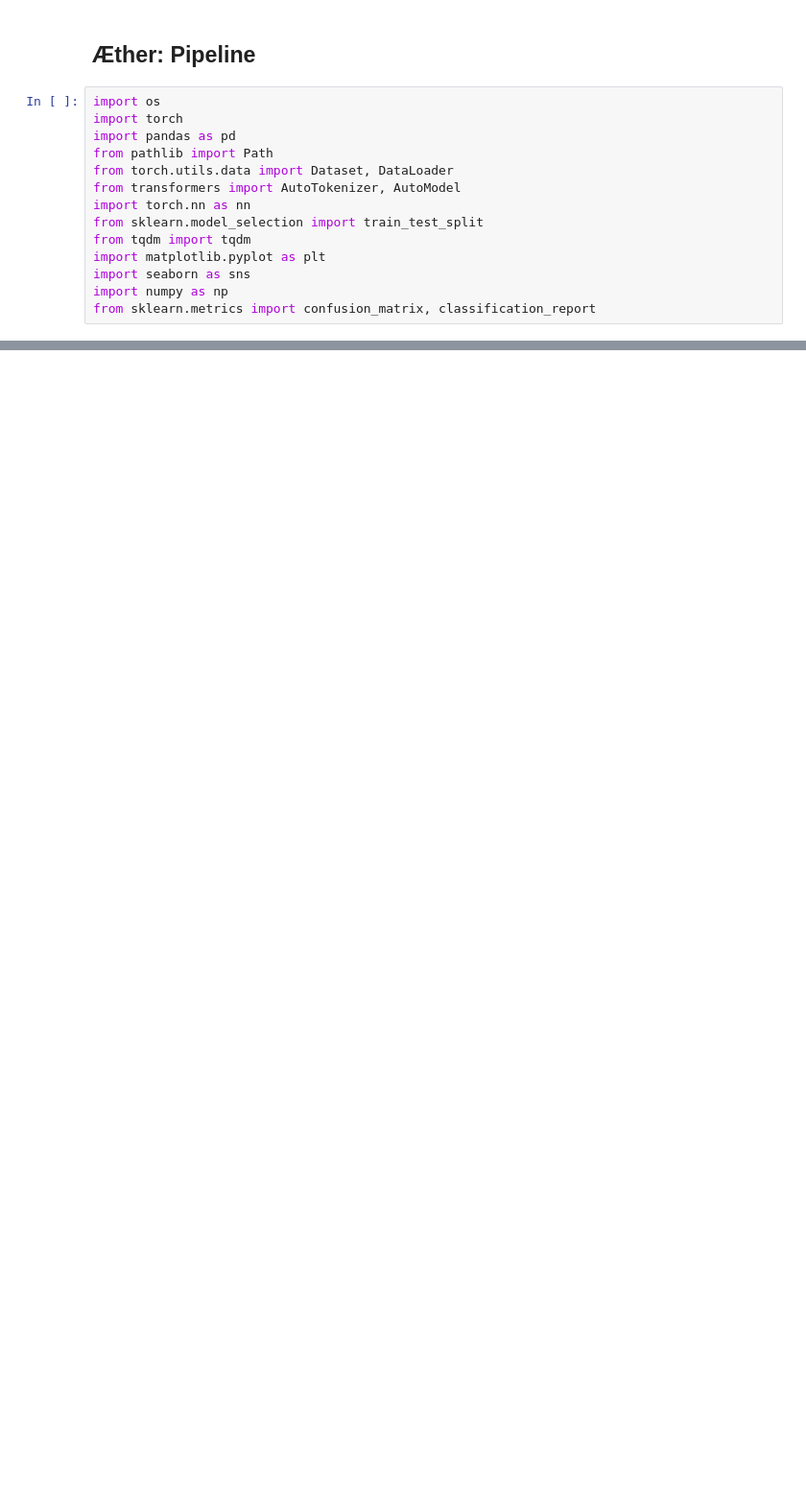
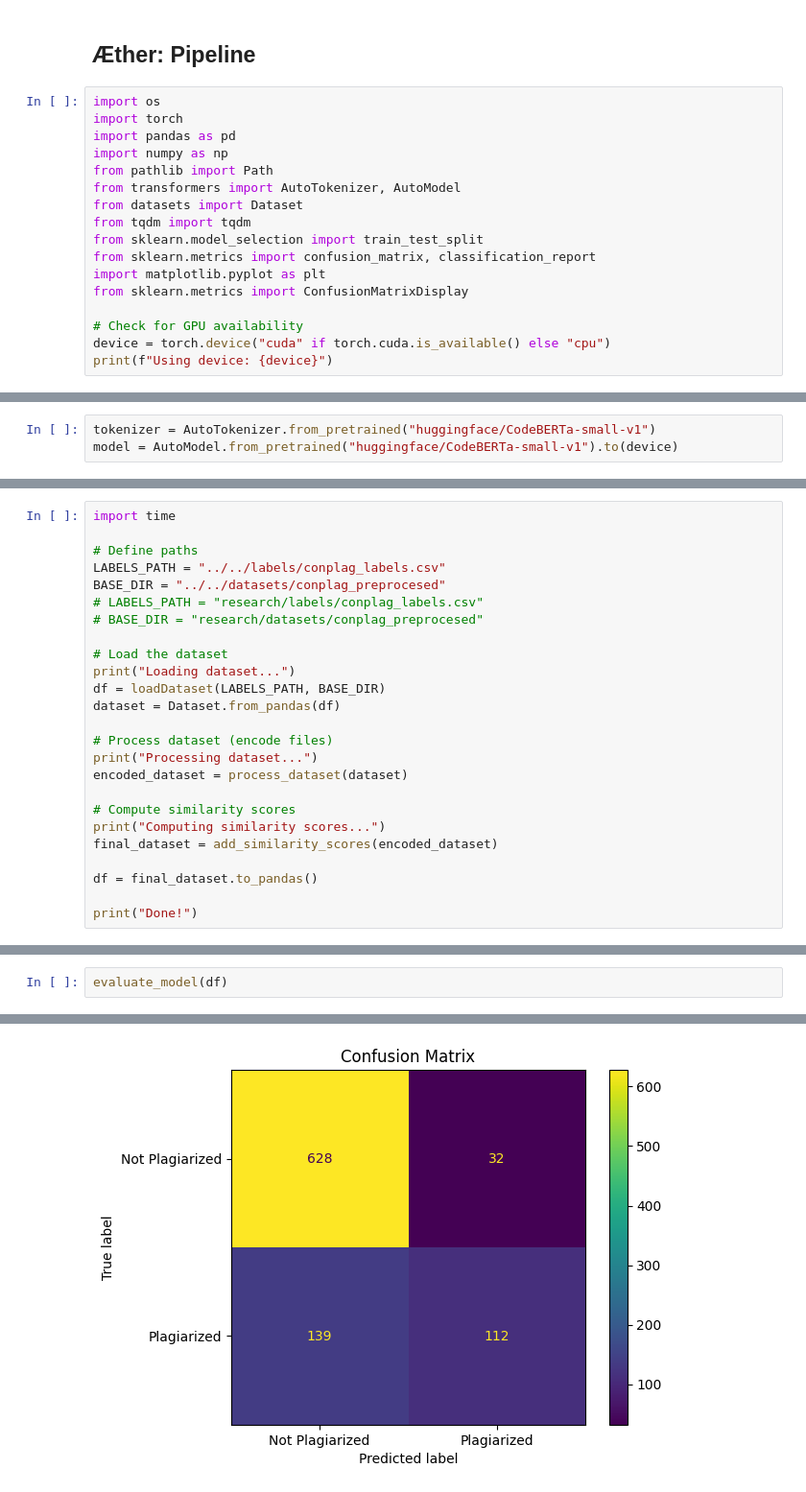
Before and after one commit to salgue441/aether, a Jupyter notebook: research/notebooks/cosine_similarity/cosine_similarity.ipynb, the cells around one changed output, grey strips where cells are left out. Shown at 96% size. Saved outputs shown, nothing was run; the diff lists cells and outputs as text; blank space fills up the shorter version.

Commit message:
feat(model): Better cosine similarity notebook

```diff
--- a/research/notebooks/cosine_similarity/cosine_similarity.ipynb
+++ b/research/notebooks/cosine_similarity/cosine_similarity.ipynb
@@ -4,13 +4,16 @@
 import os
 import torch
 import pandas as pd
+import numpy as np
 from pathlib import Path
-from torch.utils.data import Dataset, DataLoader
 from transformers import AutoTokenizer, AutoModel
-import torch.nn as nn
+from datasets import Dataset
+from tqdm import tqdm
 from sklearn.model_selection import train_test_split
-from tqdm import tqdm
+from sklearn.metrics import confusion_matrix, classification_report
 import matplotlib.pyplot as plt
-import seaborn as sns
-import numpy as np
-from sklearn.metrics import confusion_matrix, classification_report
+from sklearn.metrics import ConfusionMatrixDisplay
+
+# Check for GPU availability
+device = torch.device("cuda" if torch.cuda.is_available() else "cpu")
+print(f"Using device: {device}")
@@ -109,0 +22,3 @@ def find_optimal_threshold(y_true, y_scores):
+# %%
+tokenizer = AutoTokenizer.from_pretrained("huggingface/CodeBERTa-small-v1")
+model = AutoModel.from_pretrained("huggingface/CodeBERTa-small-v1").to(device)
@@ -161,0 +199,25 @@ weighted avg       0.79      0.80      0.78       911
+# %%
+import time
+
+# Define paths
+LABELS_PATH = "../../labels/conplag_labels.csv"
+BASE_DIR = "../../datasets/conplag_preprocesed"
+# LABELS_PATH = "research/labels/conplag_labels.csv"
+# BASE_DIR = "research/datasets/conplag_preprocesed"
+
+# Load the dataset
+print("Loading dataset...")
+df = loadDataset(LABELS_PATH, BASE_DIR)
+dataset = Dataset.from_pandas(df)
+
+# Process dataset (encode files)
+print("Processing dataset...")
+encoded_dataset = process_dataset(dataset)
+
+# Compute similarity scores
+print("Computing similarity scores...")
+final_dataset = add_similarity_scores(encoded_dataset)
+
+df = final_dataset.to_pandas()
+
+print("Done!")
@@ -161,0 +230,3 @@ weighted avg       0.79      0.80      0.78       911
+# %%
+evaluate_model(df)
+# %% [output]
@@ -161,0 +243 @@ weighted avg       0.79      0.80      0.78       911
+[figure, added]
```
Also changed, not shown: parts of 17 cells of this notebook.
